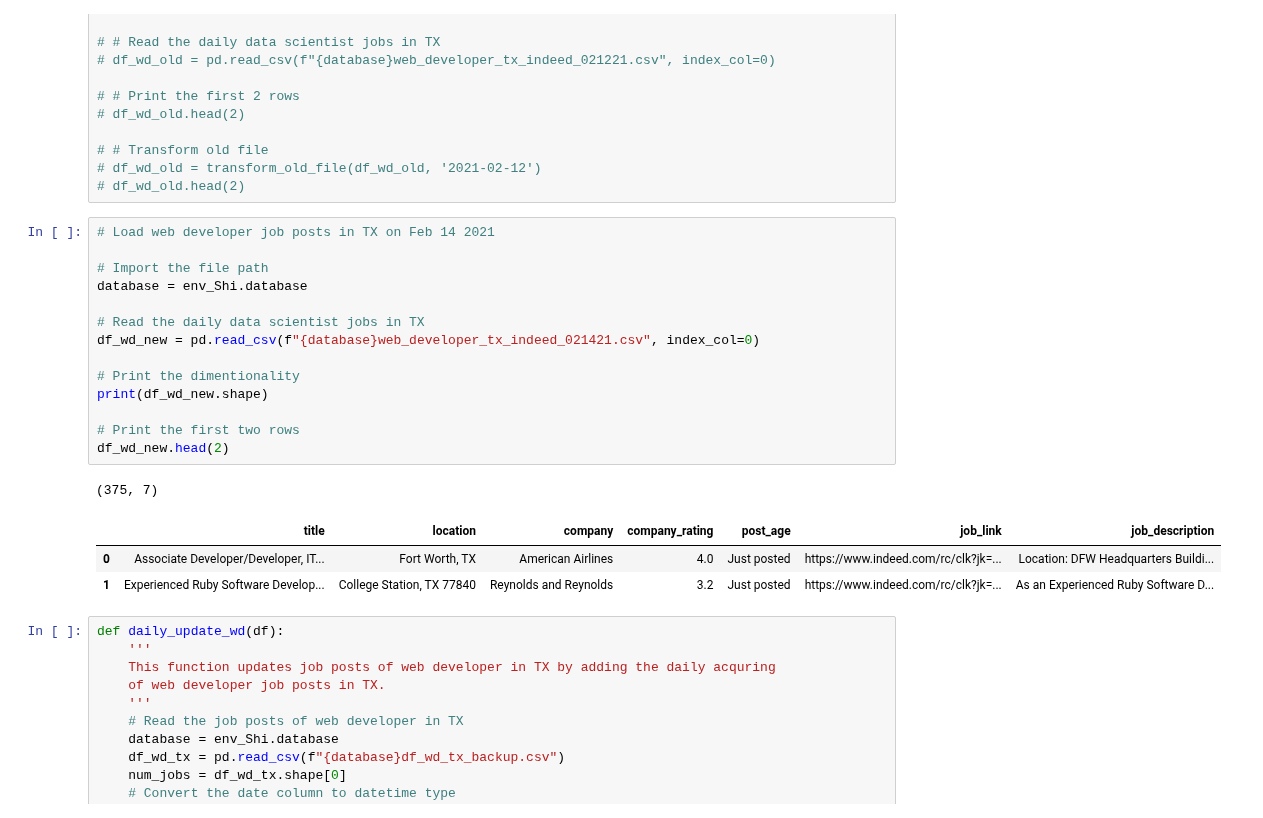
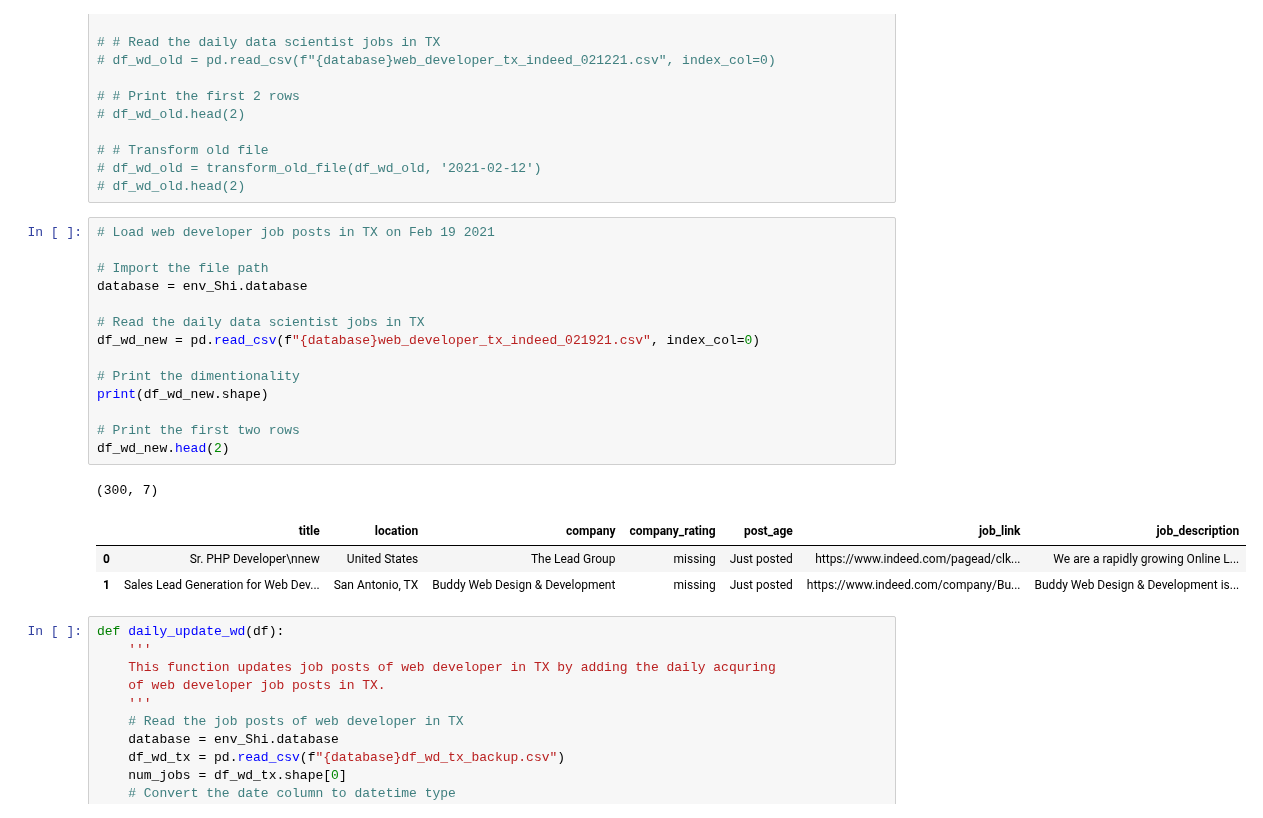
Before and after one commit to Blue-Owl-Data/Job-Search-Dashboard, a Jupyter notebook: notebook/MVP_Shi.ipynb, the cells around one changed output. Drawn from its saved outputs; the diff is of its cells as text.

```diff
--- a/notebook/MVP_Shi.ipynb
+++ b/notebook/MVP_Shi.ipynb
@@ -512,24 +510,24 @@ datetime.datetime(2021, 2, 14, 2, 15, 14, tzinfo=tzutc())
 # df_wd_old = transform_old_file(df_wd_old, '2021-02-12')
 # df_wd_old.head(2)
 # %%
-# Load web developer job posts in TX on Feb 14 2021
+# Load web developer job posts in TX on Feb 19 2021
 
 # Import the file path
 database = env_Shi.database
 
 # Read the daily data scientist jobs in TX
-df_wd_new = pd.read_csv(f"{database}web_developer_tx_indeed_021421.csv", index_col=0)
+df_wd_new = pd.read_csv(f"{database}web_developer_tx_indeed_021921.csv", index_col=0)
 
 # Print the dimentionality
 print(df_wd_new.shape)
 
 # Print the first two rows
 df_wd_new.head(2)
 # %% [output]
-(375, 7)
+(300, 7)
 |  | title | location | company | company_rating | post_age | job_link | job_description |
-| 0 | Associate Developer/Developer, IT... | Fort Worth, TX | American Airlines | 4.0 | Just posted | https://www.indeed.com/rc/clk?jk=... | Location: DFW Headquarters Buildi... |
-| 1 | Experienced Ruby Software Develop... | College Station, TX 77840 | Reynolds and Reynolds | 3.2 | Just posted | https://www.indeed.com/rc/clk?jk=... | As an Experienced Ruby Software D... |
+| 0 | Sr. PHP Developer\nnew | United States | The Lead Group | missing | Just posted | https://www.indeed.com/pagead/clk... | We are a rapidly growing Online L... |
+| 1 | Sales Lead Generation for Web Dev... | San Antonio, TX | Buddy Web Design & Development | missing | Just posted | https://www.indeed.com/company/Bu... | Buddy Web Design & Development is... |
 # %%
 def daily_update_wd(df):
     '''
```
Also changed, not shown: parts of 26 cells of this notebook.
